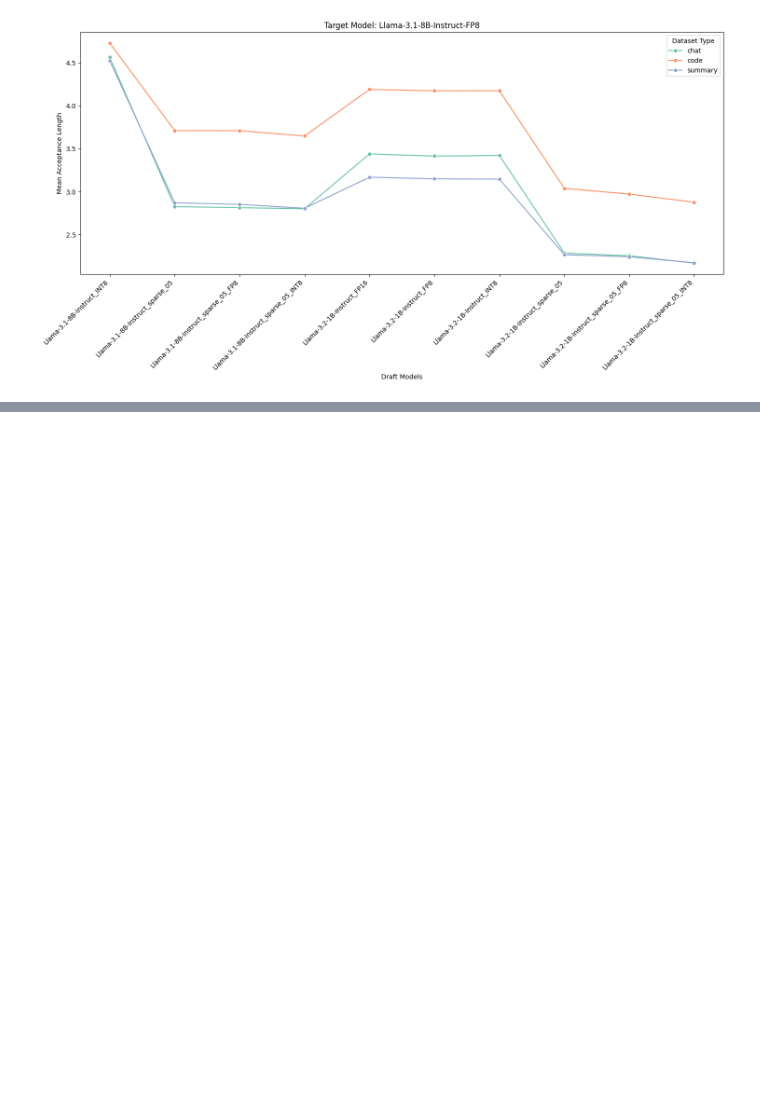
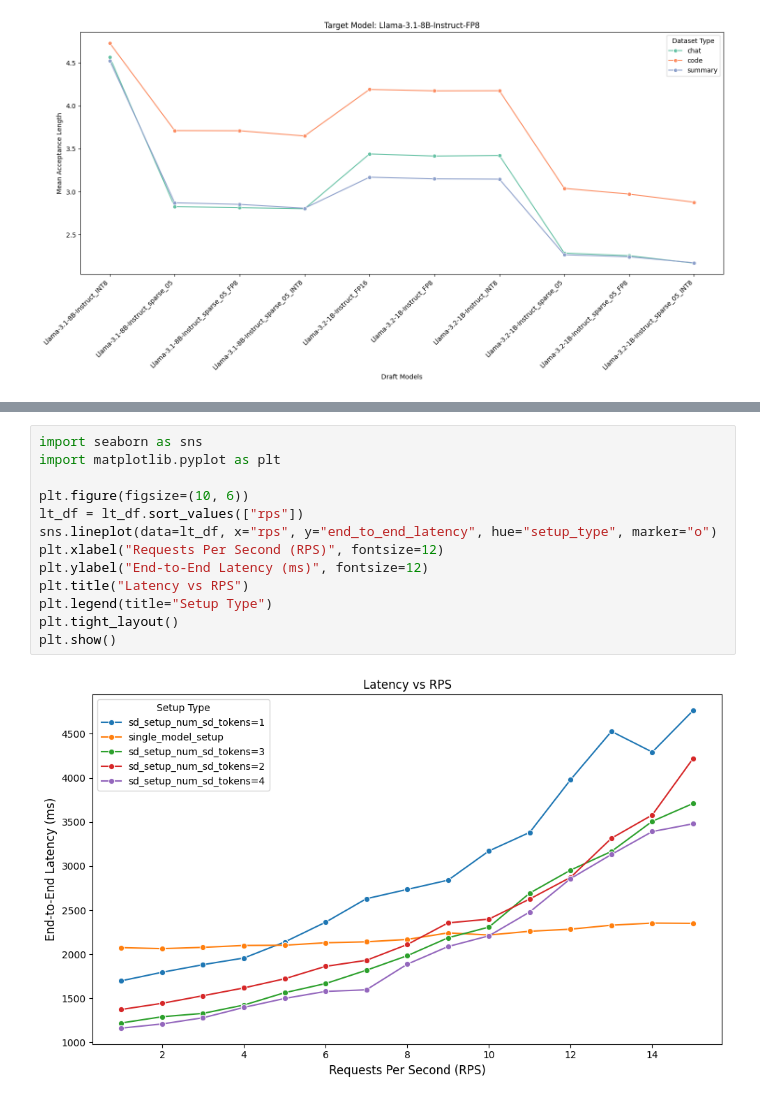
Before and after one commit to Red-Caesar/SpecCourse, a Jupyter notebook: spec_course/notebook.ipynb, the cells around one changed output, grey strips where cells are left out. Cells and saved outputs as stored; diff of their text form; blank space fills up the shorter version.

```diff
--- a/spec_course/notebook.ipynb
+++ b/spec_course/notebook.ipynb
@@ -254,0 +299,15 @@ plt.show()
+# %%
+import seaborn as sns
+import matplotlib.pyplot as plt
+
+plt.figure(figsize=(10, 6))
+lt_df = lt_df.sort_values(["rps"])
+sns.lineplot(data=lt_df, x="rps", y="end_to_end_latency", hue="setup_type", marker="o")
+plt.xlabel("Requests Per Second (RPS)", fontsize=12)
+plt.ylabel("End-to-End Latency (ms)", fontsize=12)
+plt.title("Latency vs RPS")
+plt.legend(title="Setup Type")
+plt.tight_layout()
+plt.show()
+# %% [output]
+[figure, added]
```
Also changed, not shown: parts of 1 cell of this notebook, 1 other file.
